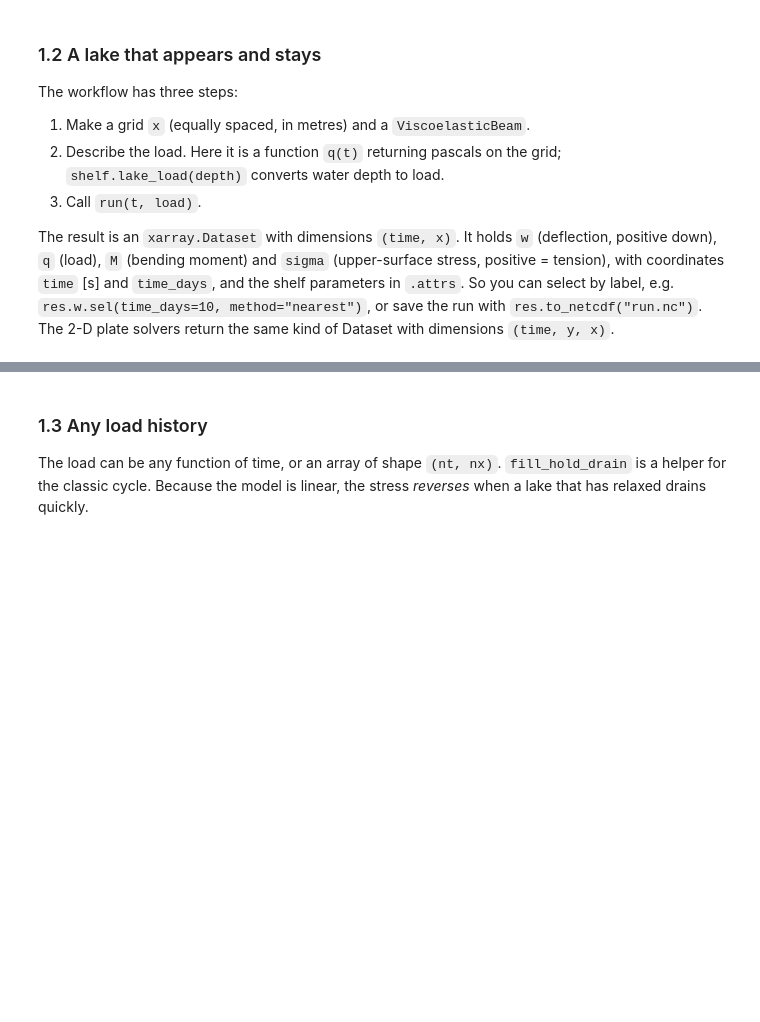
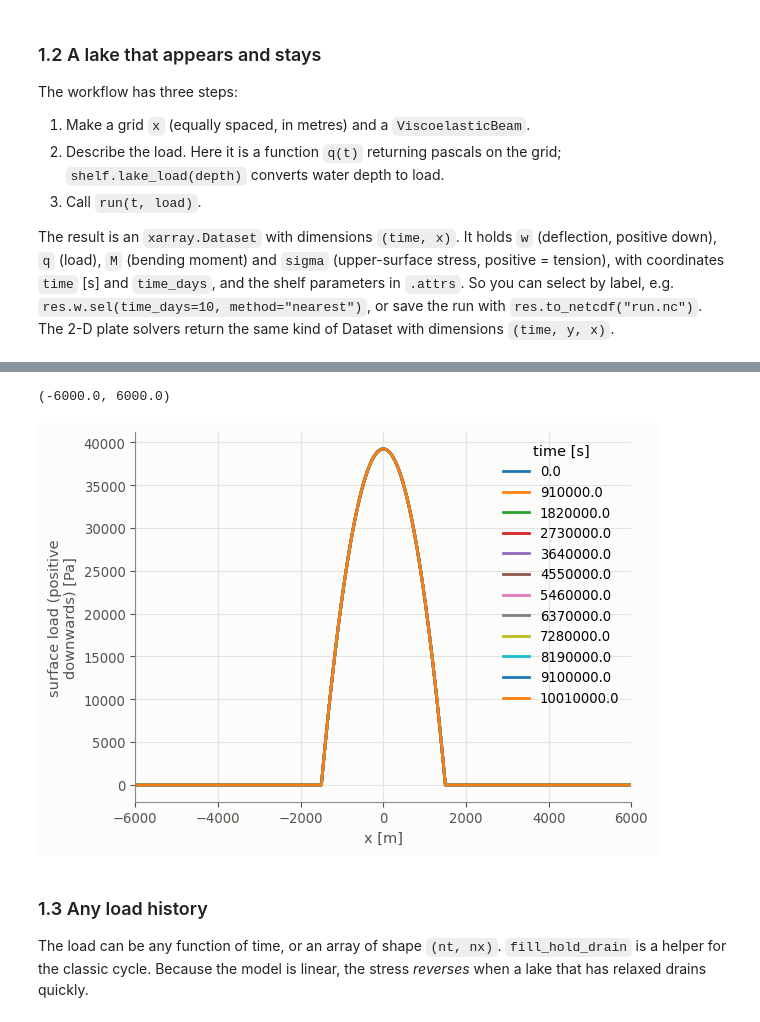
Before and after one commit to jkingslake/BFRN_meltwater, a Jupyter notebook: flexure/flexure_model_tutorial.ipynb, the cells around one changed output, grey strips where cells are left out. Saved outputs shown, nothing was run; the diff lists cells and outputs as text; code cells hidden in the pictures; blank space fills up the shorter version.

```diff
--- a/flexure/flexure_model_tutorial.ipynb
+++ b/flexure/flexure_model_tutorial.ipynb
@@ -119,3 +130,9 @@ a1.set_title("Elastic at first, isostatic at last"); plt.show()
+# %%
+res.q.isel(time = slice(0,-1,100)).plot.line(x = 'x');
+plt.xlim(-6000, 6000)
+# %% [output]
+(-6000.0, 6000.0)
+[figure, added]
 # %% [markdown]
 ### 1.3 Any load history
 
```
Also changed, not shown: parts of 4 cells of this notebook, 13 other files.
